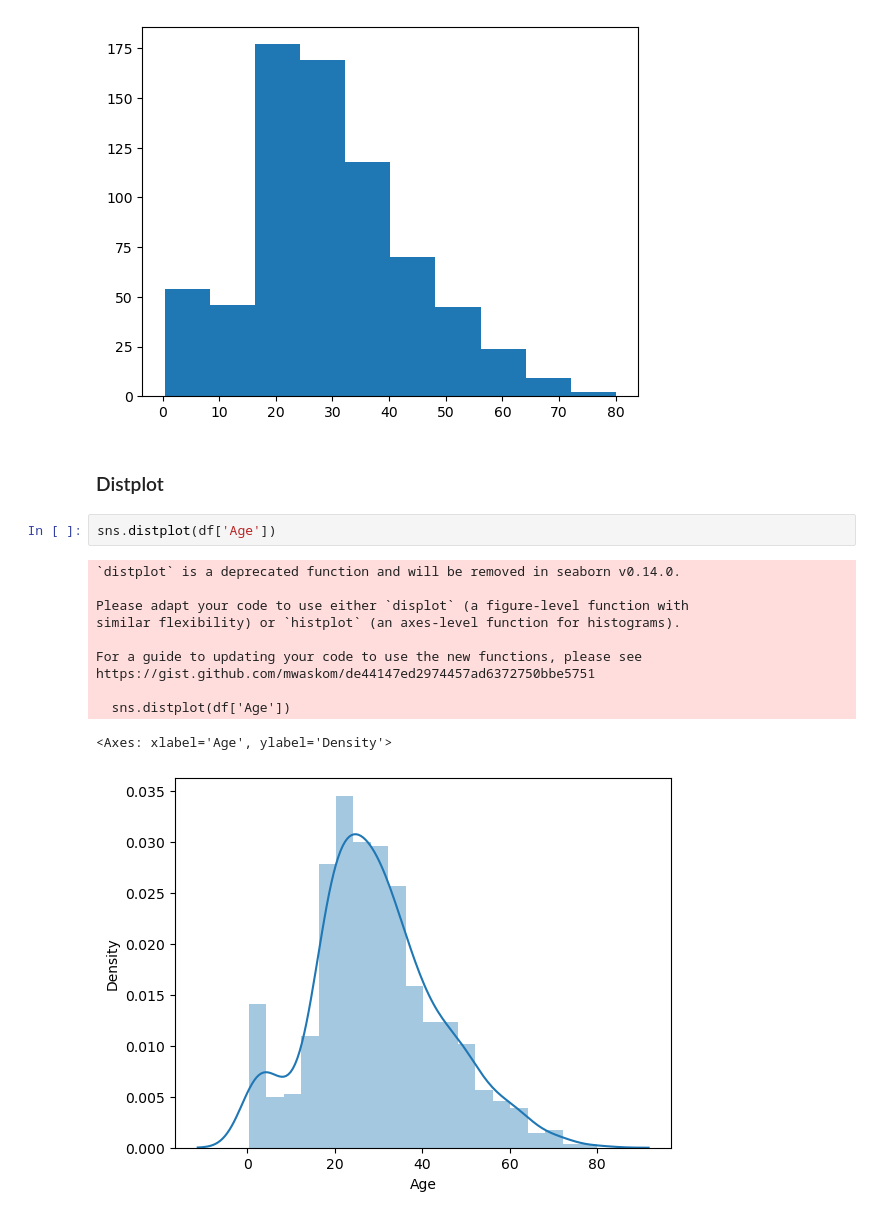
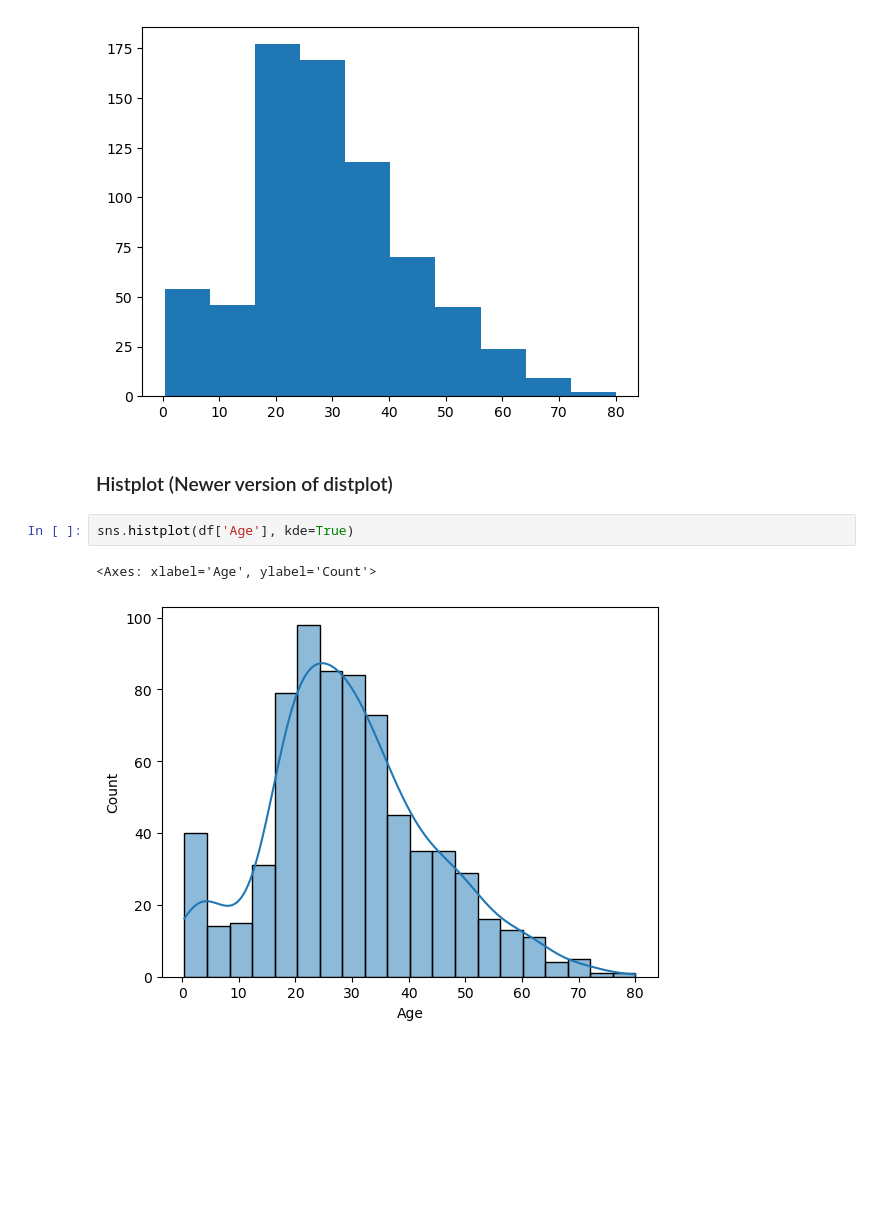
Before and after one commit to tsrinu9997/ml, a Jupyter notebook: eda/univariate-analysis.ipynb, the cells around one changed output. Drawn from its saved outputs; the diff is of its cells as text; blank space fills up the shorter version.

Commit message:
Update deprecated sns.distplot to sns.histplot with kde=True

```diff
--- a/eda/univariate-analysis.ipynb
+++ b/eda/univariate-analysis.ipynb
@@ -70,18 +70,9 @@ plt.hist(df['Age'],bins=10)
  <BarContainer object of 10 artists>)
 [figure]
 # %% [markdown]
-### Distplot
+### Histplot (Newer version of distplot)
 # %%
-sns.distplot(df['Age'])
+sns.histplot(df['Age'], kde=True)
 # %% [output]
-`distplot` is a deprecated function and will be removed in seaborn v0.14.0.
-
-Please adapt your code to use either `displot` (a figure-level function with
-similar flexibility) or `histplot` (an axes-level function for histograms).
-
-For a guide to updating your code to use the new functions, please see
-https://gist.github.com/mwaskom/de44147ed2974457ad6372750bbe5751
-
-  sns.distplot(df['Age'])
+<Axes: xlabel='Age', ylabel='Count'>
-<Axes: xlabel='Age', ylabel='Density'>
-[figure, old version]
+[figure, new version]
```
